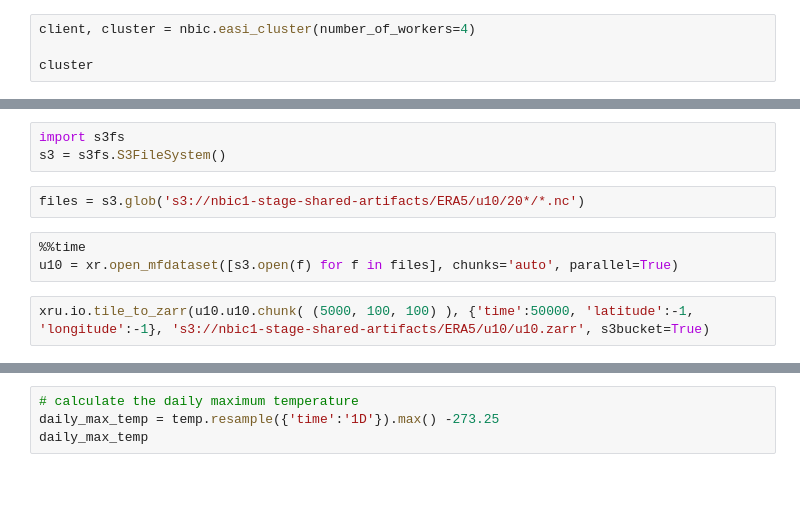
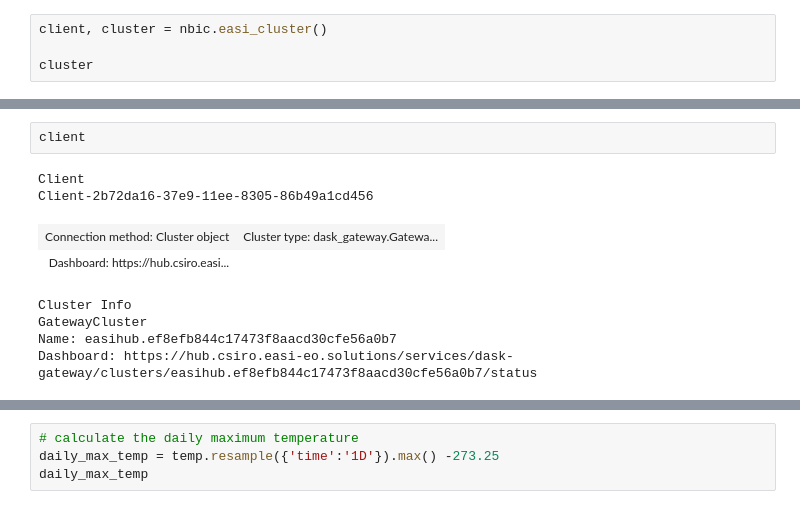
Before and after one commit to oceanhackweek/ohw23_proj_SAupwelling, a Jupyter notebook: Notebooks/OHW_air_temperature_at_2m_analysis.ipynb, the cells around one changed output, grey strips where cells are left out. Drawn from its saved outputs; the diff is of its cells as text; blank space fills up the shorter version.

```diff
--- a/Notebooks/OHW_air_temperature_at_2m_analysis.ipynb
+++ b/Notebooks/OHW_air_temperature_at_2m_analysis.ipynb
@@ -21,7 +25,7 @@ import geopandas
 In a future release, GeoPandas will switch to using Shapely by default. If you are using PyGEOS directly (calling PyGEOS functions on geometries from GeoPandas), this will then stop working and you ar ...
   import geopandas as _gpd
 # %%
-client, cluster = nbic.easi_cluster(number_of_workers=4)
+client, cluster = nbic.easi_cluster()
 
 cluster
 # %% [output]
@@ -29,14 +33,15 @@ Building wheel for package /home/jovyan/./nbic-workflow/setup.py
 Uploading wheel /home/jovyan/nbic-workflow/dist/nbic_utils-0.1.0-py3-none-any.whl
 Requesting for workers to install ['/home/jovyan/nbic-workflow/dist/nbic_utils-0.1.0-py3-none-any.whl']
 VBox(children=(HTML(value='<h2>GatewayCluster</h2>'), HBox(children=(HTML(value='\n<div>\n<style scoped>\n    …
-# %%
-import s3fs
-s3 = s3fs.S3FileSystem()
-# %%
-files = s3.glob('s3://nbic1-stage-shared-artifacts/ERA5/u10/20*/*.nc')
-# %%
-%%time
-u10 = xr.open_mfdataset([s3.open(f) for f in files], chunks='auto', parallel=True)
-# %%
-xru.io.tile_to_zarr(u10.u10.chunk( (5000, 100, 100) ), {'time':50000, 'latitude':-1, 'longitude':-1}, 's3://nbic1-stage-shared-artifacts/ERA5/u10/u10.zarr', s3bucket=True)
+# %%
+client
+# %% [output]
+Client
+Client-2b72da16-37e9-11ee-8305-86b49a1cd456
+| Connection method: Cluster object | Cluster type: dask_gateway.Gatewa... |
+| Dashboard: https://hub.csiro.easi... |  |
+Cluster Info
+GatewayCluster
+Name: easihub.ef8efb844c17473f8aacd30cfe56a0b7
+Dashboard: https://hub.csiro.easi-eo.solutions/services/dask-gateway/clusters/easihub.ef8efb844c17473f8aacd30cfe56a0b7/status
 # %%
```
Also changed, not shown: parts of 14 cells of this notebook.
